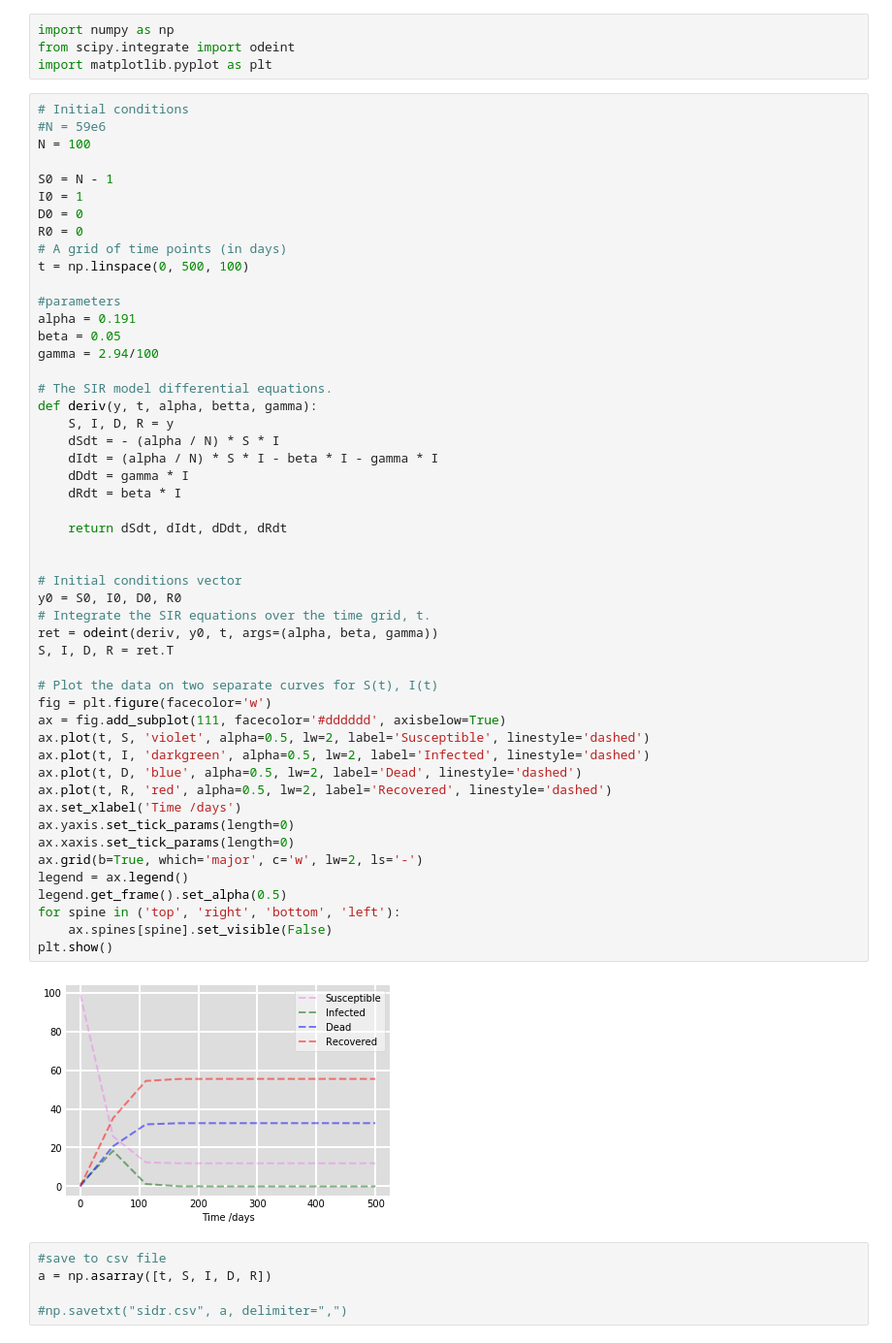
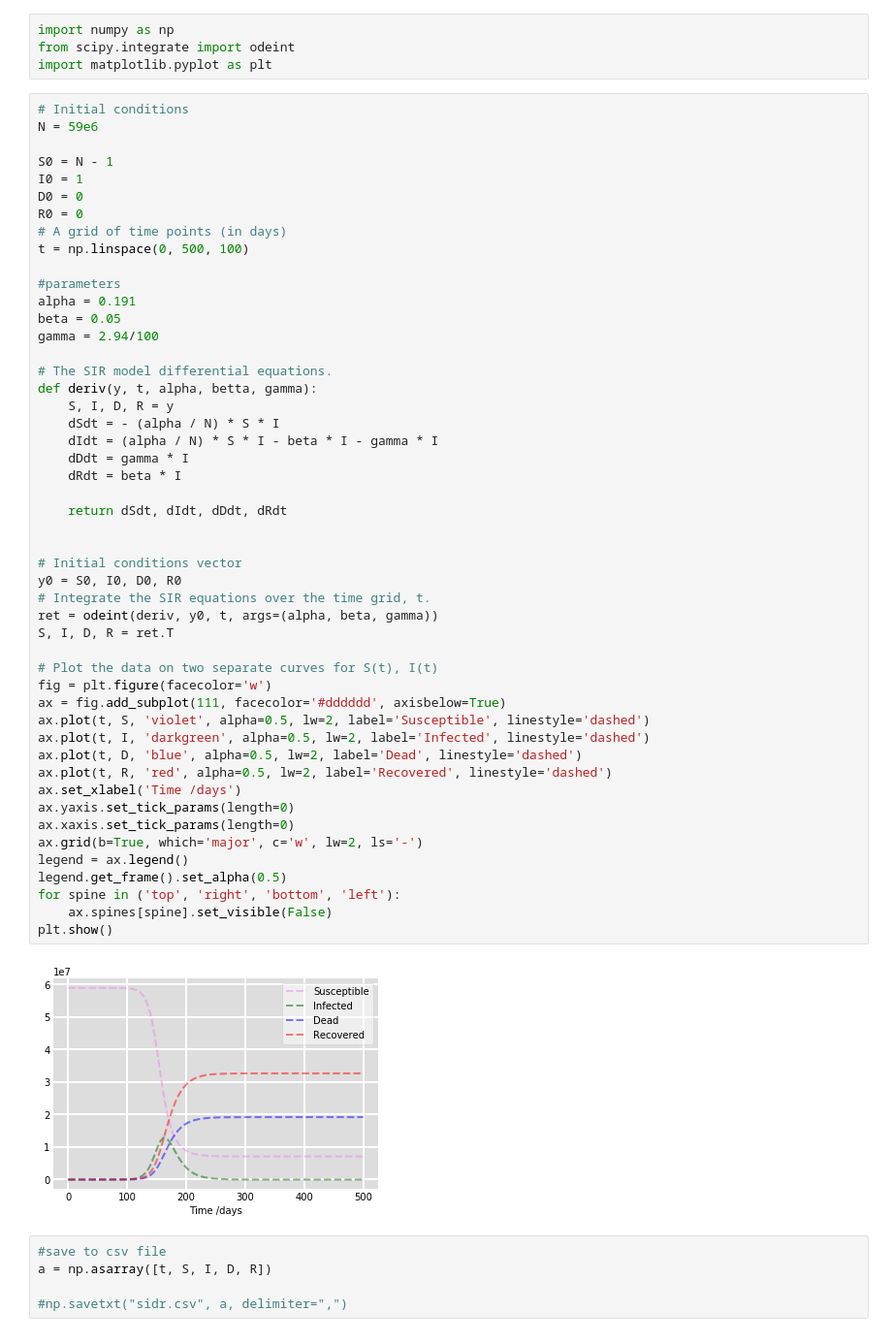
Before and after one commit to Shaier/DINN, a Jupyter notebook: generate_sidr_data_paper.ipynb, the cells around one changed output. Shown: that part at 97% size. Saved outputs shown, nothing was run; the diff lists cells and outputs as text.

```diff
--- a/generate_sidr_data_paper.ipynb
+++ b/generate_sidr_data_paper.ipynb
@@ -6,8 +6,7 @@ from scipy.integrate import odeint
 import matplotlib.pyplot as plt
 # %%
 # Initial conditions
-#N = 59e6
-N = 100
+N = 59e6
 
 S0 = N - 1
 I0 = 1
@@ -28,34 +27,34 @@ def deriv(y, t, alpha, betta, gamma):
     dIdt = (alpha / N) * S * I - beta * I - gamma * I
     dDdt = gamma * I
     dRdt = beta * I
 
     return dSdt, dIdt, dDdt, dRdt
 
 
 # Initial conditions vector
 y0 = S0, I0, D0, R0
 # Integrate the SIR equations over the time grid, t.
 ret = odeint(deriv, y0, t, args=(alpha, beta, gamma))
 S, I, D, R = ret.T
 
 # Plot the data on two separate curves for S(t), I(t)
 fig = plt.figure(facecolor='w')
 ax = fig.add_subplot(111, facecolor='#dddddd', axisbelow=True)
 ax.plot(t, S, 'violet', alpha=0.5, lw=2, label='Susceptible', linestyle='dashed')
 ax.plot(t, I, 'darkgreen', alpha=0.5, lw=2, label='Infected', linestyle='dashed')
 ax.plot(t, D, 'blue', alpha=0.5, lw=2, label='Dead', linestyle='dashed')
 ax.plot(t, R, 'red', alpha=0.5, lw=2, label='Recovered', linestyle='dashed')
 ax.set_xlabel('Time /days')
 ax.yaxis.set_tick_params(length=0)
 ax.xaxis.set_tick_params(length=0)
 ax.grid(b=True, which='major', c='w', lw=2, ls='-')
 legend = ax.legend()
 legend.get_frame().set_alpha(0.5)
 for spine in ('top', 'right', 'bottom', 'left'):
     ax.spines[spine].set_visible(False)
 plt.show()
 # %% [output]
-[figure, old version]
+[figure, new version]
 # %%
 #save to csv file
 a = np.asarray([t, S, I, D, R])
```
Also changed, not shown: parts of 2 cells of this notebook, 1 other file.
